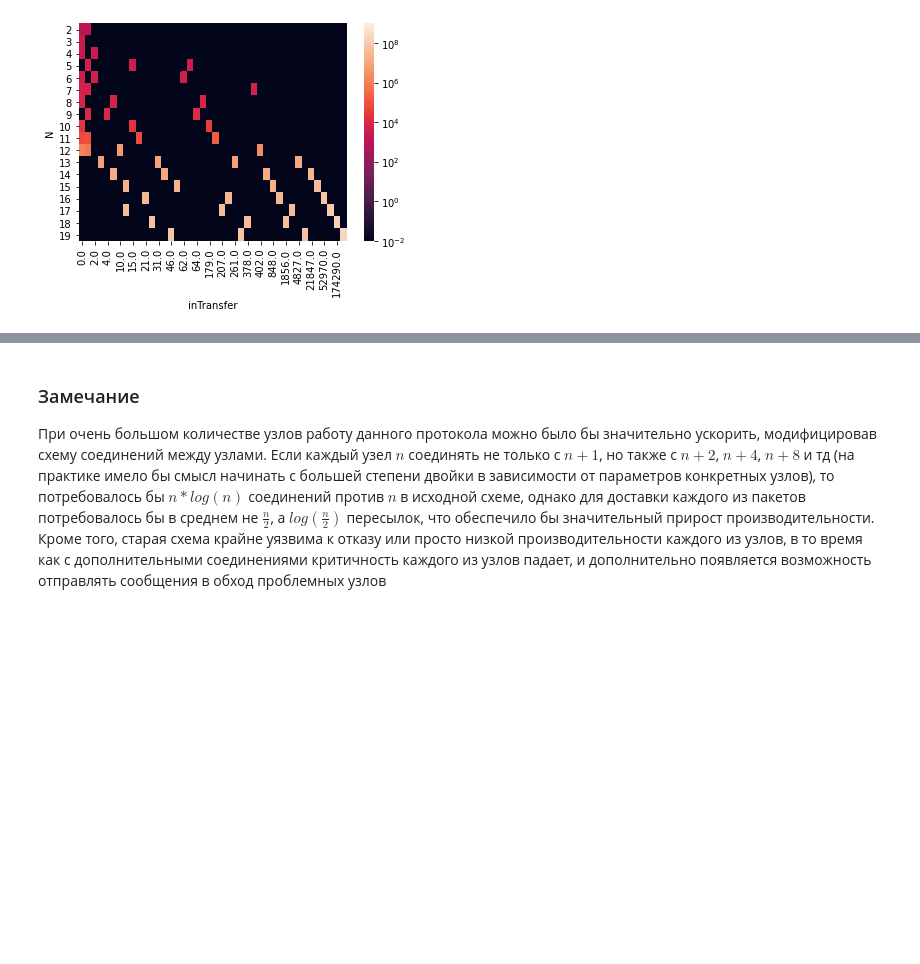
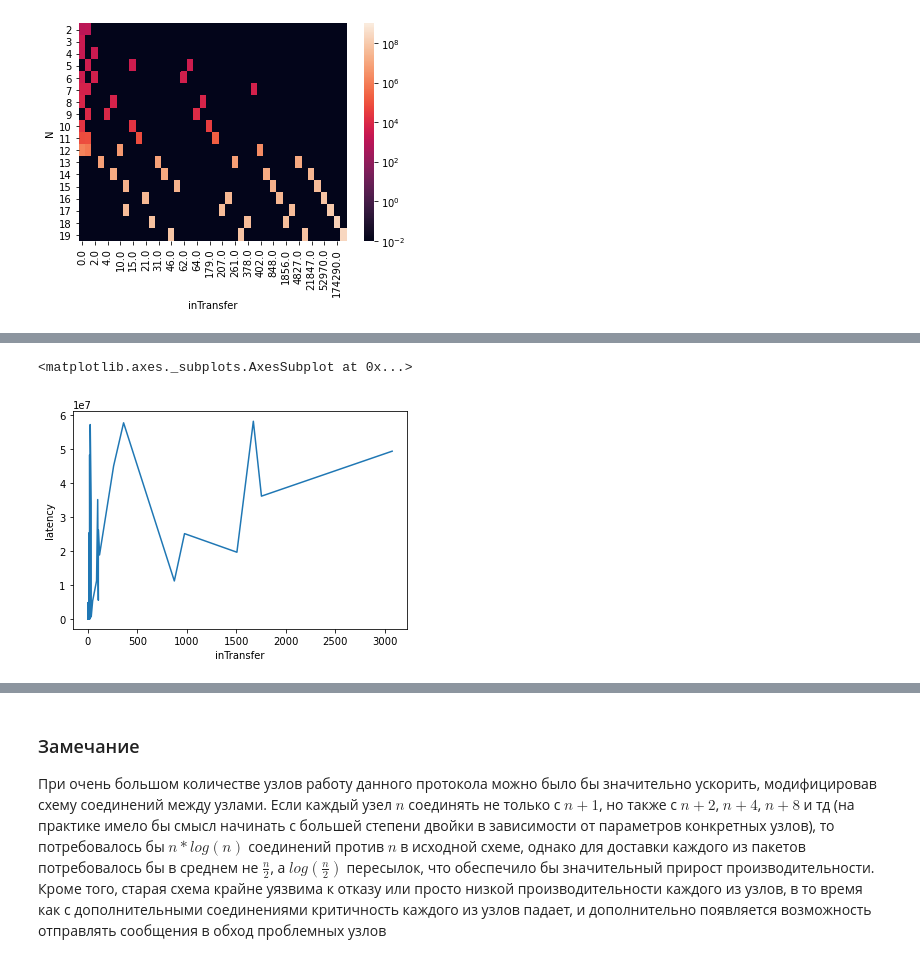
Before and after one commit to iistarostin/cuncurrency2020, a Jupyter notebook: concurrency_lab3.ipynb, the cells around one changed output, grey strips where cells are left out. Drawn from its saved outputs; the diff is of its cells as text; code cells hidden in the pictures; blank space fills up the shorter version.

```diff
--- a/concurrency_lab3.ipynb
+++ b/concurrency_lab3.ipynb
@@ -131,0 +152,5 @@ sb.heatmap(df, norm=LogNorm(vmin=0.01, vmax=1e9), vmin=0.01, vmax=1e9)
+# %%
+sb.lineplot(data=data[['inTransfer', 'latency']], x='inTransfer', y='latency', sort=True, ci=None)
+# %% [output]
+<matplotlib.axes._subplots.AxesSubplot at 0x...>
+[figure, added]
```
Also changed, not shown: parts of 10 cells of this notebook.
